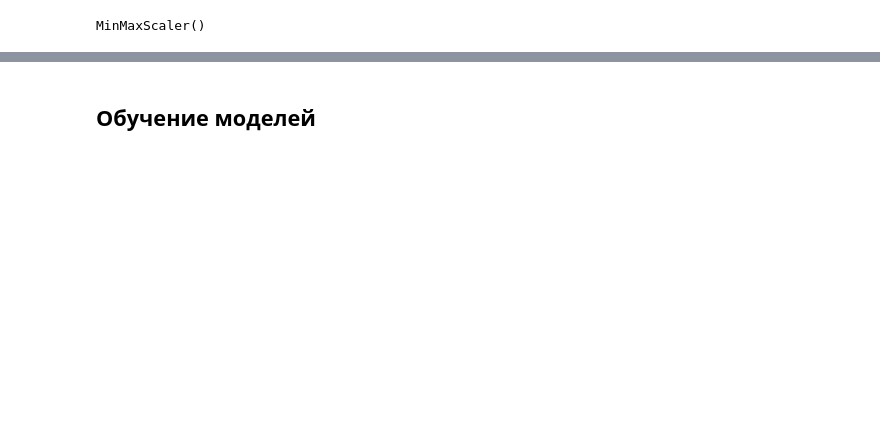
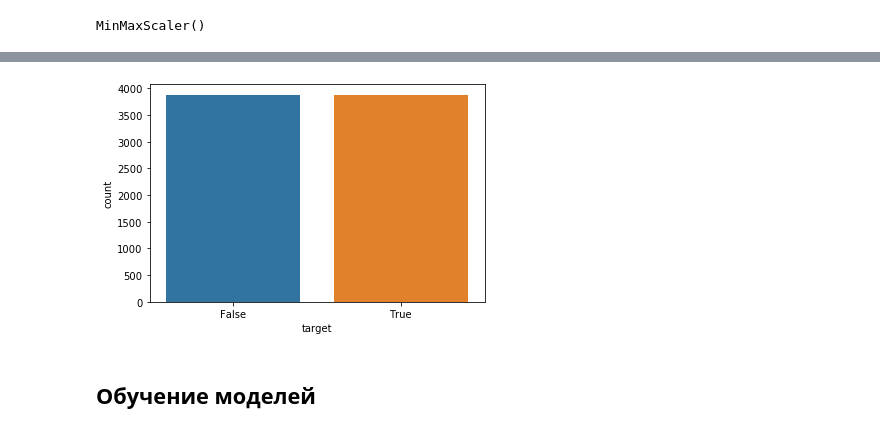
Before and after one commit to Chularev/study_cv, a Jupyter notebook: notebook.ipynb, the cells around one changed output, grey strips where cells are left out. Saved outputs shown, nothing was run; the diff lists cells and outputs as text; code cells hidden in the pictures; blank space fills up the shorter version.

```diff
--- a/notebook.ipynb
+++ b/notebook.ipynb
@@ -835,3 +851,10 @@ test_x, test_y = split_x_y(test, 'target')
+# %%
+sm = SMOTE(random_state = 2)
+train_x, train_y = sm.fit_sample(train_x, train_y)
+# %%
+sns.countplot(train_y);
+# %% [output]
+[figure, added]
 # %% [markdown]
 ## Обучение моделей
 # %%
```
Also changed, not shown: parts of 11 cells of this notebook.
